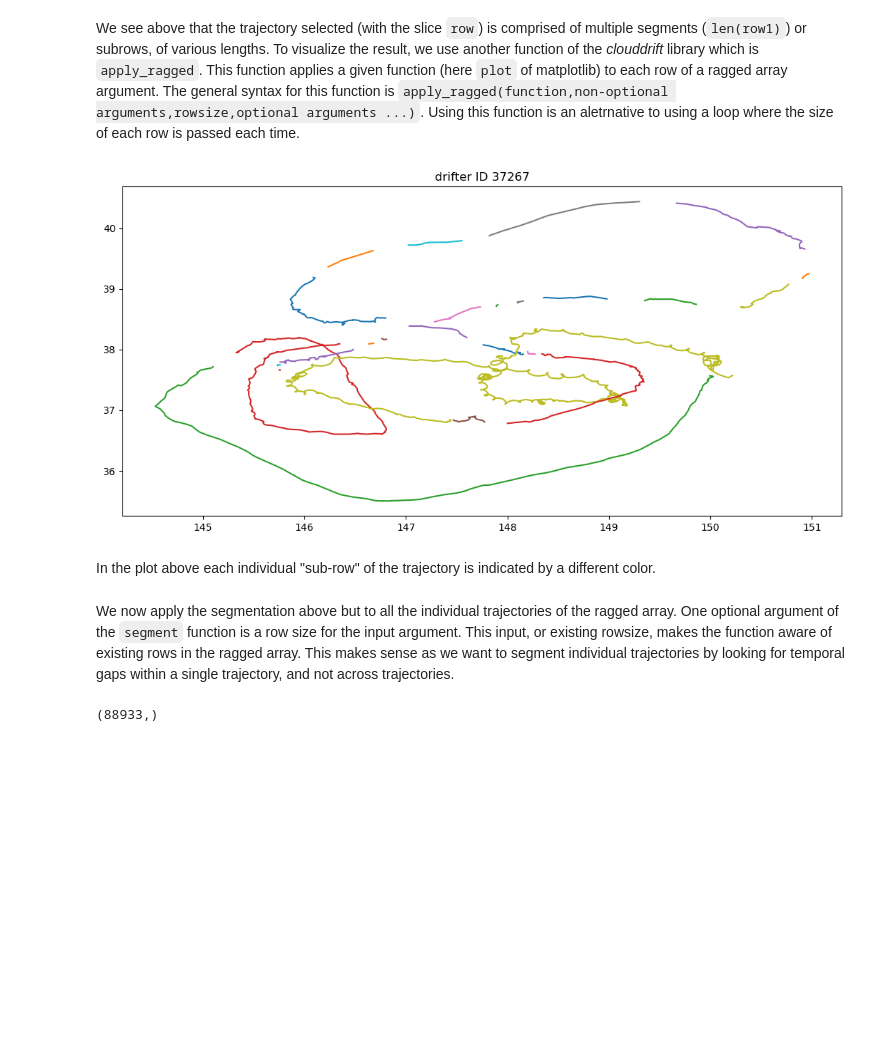
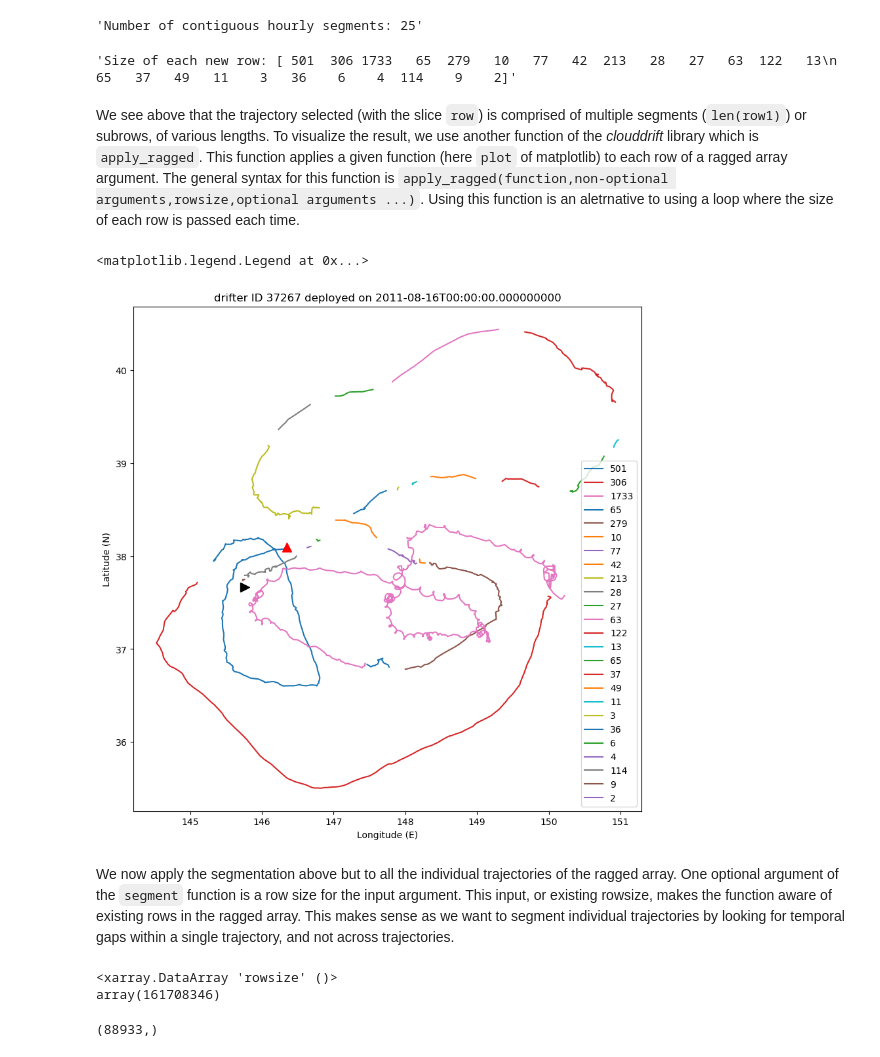
Before and after one commit to selipot/clouddrift-examples, a Jupyter notebook: notebooks/demo-comm-workshop-2023.ipynb, the cells around one changed output. Saved outputs shown, nothing was run; the diff lists cells and outputs as text; code cells hidden in the pictures; blank space fills up the shorter version.

```diff
--- a/notebooks/demo-comm-workshop-2023.ipynb
+++ b/notebooks/demo-comm-workshop-2023.ipynb
@@ -108,14 +218,36 @@ array([ 501,  306, 1733,   65,  279,   10,   77,   42,  213,   28,   27,
+# %%
+j = 1002 # select the 1002+1 trajectory of the global dataset (ds)
+row = slice(traj_index[j], traj_index[j+1]) # create a data slice for that row
+
+dt = np.timedelta64(3600, 's') # we define the tolerance for segmenting trajectories, here one hour or 3600 s
+row1 = segment(ds.time[row],tolerance=dt)
+
+display('Number of contiguous hourly segments: '+str(len(row1)))
+display('Size of each new row: ' + str(row1))
+# %% [output]
+'Number of contiguous hourly segments: 25'
+'Size of each new row: [ 501  306 1733   65  279   10   77   42  213   28   27   63  122   13\n   65   37   49   11    3   36    6    4  114    9    2]'
 # %% [markdown]
 We see above that the trajectory selected (with the slice `row`) is comprised of multiple segments (`len(row1)`) or subrows, of various lengths. To visualize the result, we use another function of the *clouddrift* library which is `apply_ragged`. This function applies a given function (here `plot` of matplotlib) to each row of a ragged array argument. The general syntax for this function is `apply_ragged(function,non-optional arguments,rowsize,optional arguments ...)`. Using this function is an aletrnative to using a loop where the size of each row is passed each time.
-# %%
-fig, ax = plt.subplots(nrows=1, ncols=1,figsize=(13, 6))
-apply_ragged(ax.plot,[ds.lon[row],ds.lat[row]],row1,marker='none',linestyle='-');
-ax.set_title(label='drifter ID '+str(ds.ID[j].values));
-# %% [output]
-[figure, removed]
-# %% [markdown]
-In the plot above each individual "sub-row" of the trajectory is indicated by a different color.
+# %%
+fig, ax = plt.subplots(nrows=1, ncols=1,figsize=(10, 10))
+r = apply_ragged(ax.plot,[ds.lon[row],ds.lat[row]],row1,marker='none',linestyle='-') # here r is an array of line objects
+ax.plot(ds.lon[row][0],ds.lat[row][0],marker='^',markersize=10,color='r',label=str(ds.time[row][0].values),linestyle='none') # plot first point
+ax.plot(ds.lon[row][-1],ds.lat[row][-1],marker='>',markersize=10,color='k',label=str(ds.time[row][-1].values),linestyle='none') # plot last point
+ax.set_ylabel('Latitude (N)')
+ax.set_xlabel('Longitude (E)')
+ax.set_title(label='drifter ID '+str(ds.ID[j].values)+' deployed on '+str(ds.deploy_date[j].values))
+ax.legend(r,row1,loc='best') # set the legend to display the number of data point per segment
+# %% [output]
+<matplotlib.legend.Legend at 0x...>
+[figure, added]
 # %% [markdown]
 We now apply the segmentation above but to all the individual trajectories of the ragged array. One optional argument of the `segment` function is a row size for the input argument. This input, or existing rowsize, makes the function aware of existing rows in the ragged array. This makes sense as we want to segment individual trajectories by looking for temporal gaps within a single trajectory, and not across trajectories.
+# %%
+#len(ds.time)
+display(np.sum(ds.rowsize))
+# %% [output]
+<xarray.DataArray 'rowsize' ()>
+array(161708346)
 # %%
 # define a new rowsize variable for all contiguous segments
```
Also changed, not shown: parts of 72 cells of this notebook, 1 other file.
